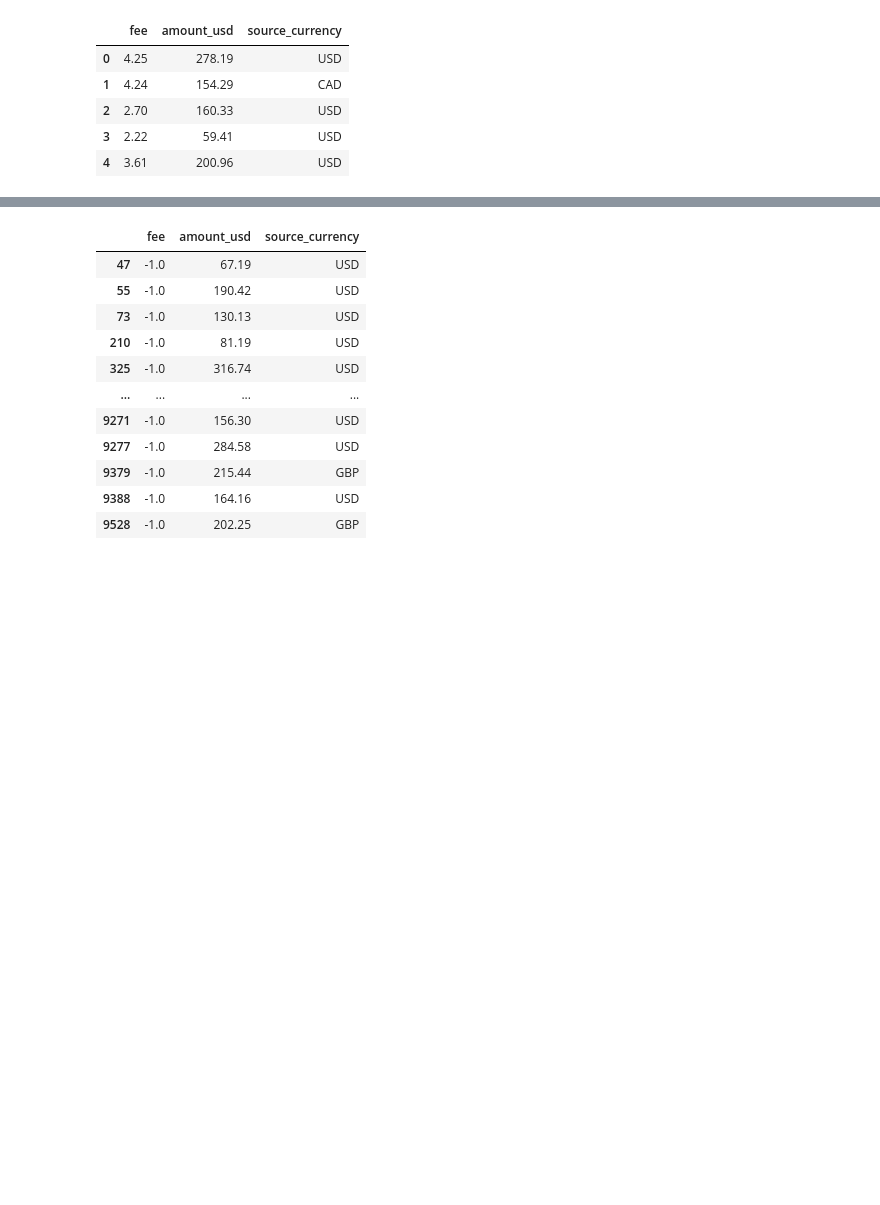
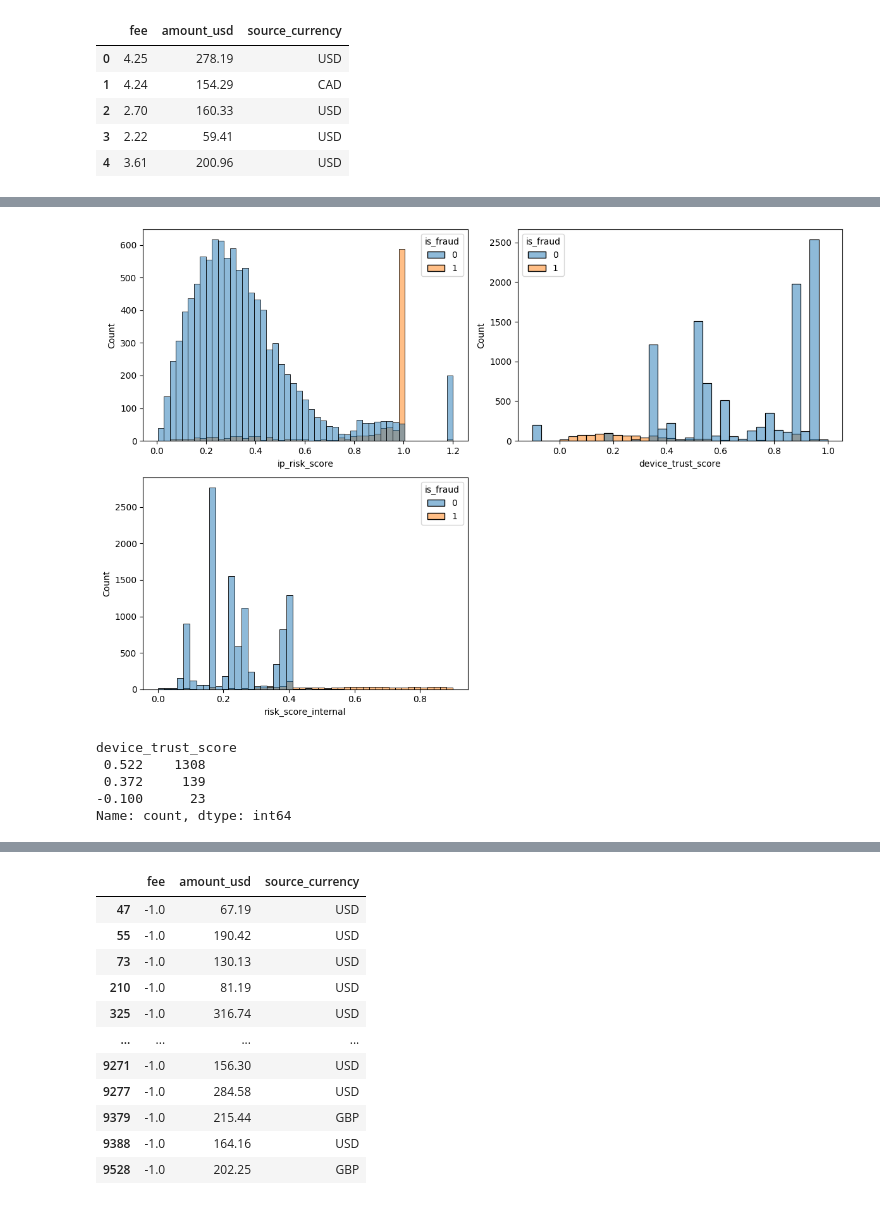
Before and after one commit to sarbol/Financial_Transaction_Fraud_Detection, a Jupyter notebook: notebooks/01_exploratory_data_analysis.ipynb, the cells around one changed output, grey strips where cells are left out. Drawn from its saved outputs; the diff is of its cells as text; code cells hidden in the pictures; blank space fills up the shorter version.

```diff
--- a/notebooks/01_exploratory_data_analysis.ipynb
+++ b/notebooks/01_exploratory_data_analysis.ipynb
@@ -496,0 +1205,2 @@ Name: fee, dtype: float64
+# %%
+customer_hours = (customer_df.dropna(subset = ["interval"]).groupby(by = ["customer_id"])["interval"].mean() / 3_600).round().to_dict()
@@ -496,0 +1259,3 @@ Name: fee, dtype: float64
+# %%
+customer_size = df.loc[(df.customer_id.isin(customers)) & (df.datetime.isnull()), "customer_id"].value_counts().to_dict()
+customer_size
@@ -496,0 +1300,24 @@ Name: fee, dtype: float64
+# %%
+def place_date(customer_id: str):
+    transaction_date = df.loc[df.customer_id == customer_id, "datetime"].dropna().sort_values(ascending = [True]).tolist()
+    size = customer_size.get(customer_id)
+    average_interval = customer_hours.get(customer_id)
+
+    missing_date = []
+    previous_date = transaction_date[0]
+
+    for date in transaction_date[1:]:
+        interval = (date - previous_date).total_seconds() / 3_600
+        while interval > average_interval:
+            missing_date.append(previous_date:=previous_date + pd.Timedelta(hours = average_interval))
+            if len(missing_date) == size:
+                return missing_date
+        previous_date = date
+
+    while len(missing_date) < size:
+        missing_date.append(previous_date:=previous_date + pd.Timedelta(hours = average_interval))
+
+    return missing_date
+# %%
+for customer in customers:
+    df.loc[(df.customer_id == customer) & (df.datetime.isnull()), "datetime"] = place_date(customer)
@@ -496,0 +1344,14 @@ Name: fee, dtype: float64
+# %%
+fig, ax = plt.subplots(2, 2, figsize = (12, 8))
+
+sns.histplot(df.loc[:, ["ip_risk_score", "is_fraud"]], x = "ip_risk_score",  hue = "is_fraud", ax = ax[0, 0])
+sns.histplot(df.loc[:, ["device_trust_score", "is_fraud"]], x = "device_trust_score",  hue = "is_fraud", ax = ax[0, 1])
+
+sns.histplot(df.loc[:, ["risk_score_internal", "is_fraud"]], x = "risk_score_internal",  hue = "is_fraud", ax = ax[1, 0])
+
+ax[1, 1].remove()
+
+plt.tight_layout()
+plt.show()
+# %% [output]
+[figure, added]
@@ -496,0 +1360,11 @@ Name: fee, dtype: float64
+# %%
+df.loc[
+    df.customer_id == "402cccc9-28de-45b3-9af7-cc5302aa1f93",
+    "device_trust_score"
+].value_counts()
+# %% [output]
+device_trust_score
+ 0.522    1308
+ 0.372     139
+-0.100      23
+Name: count, dtype: int64
```
Also changed, not shown: parts of 176 cells of this notebook, 1 other file.
